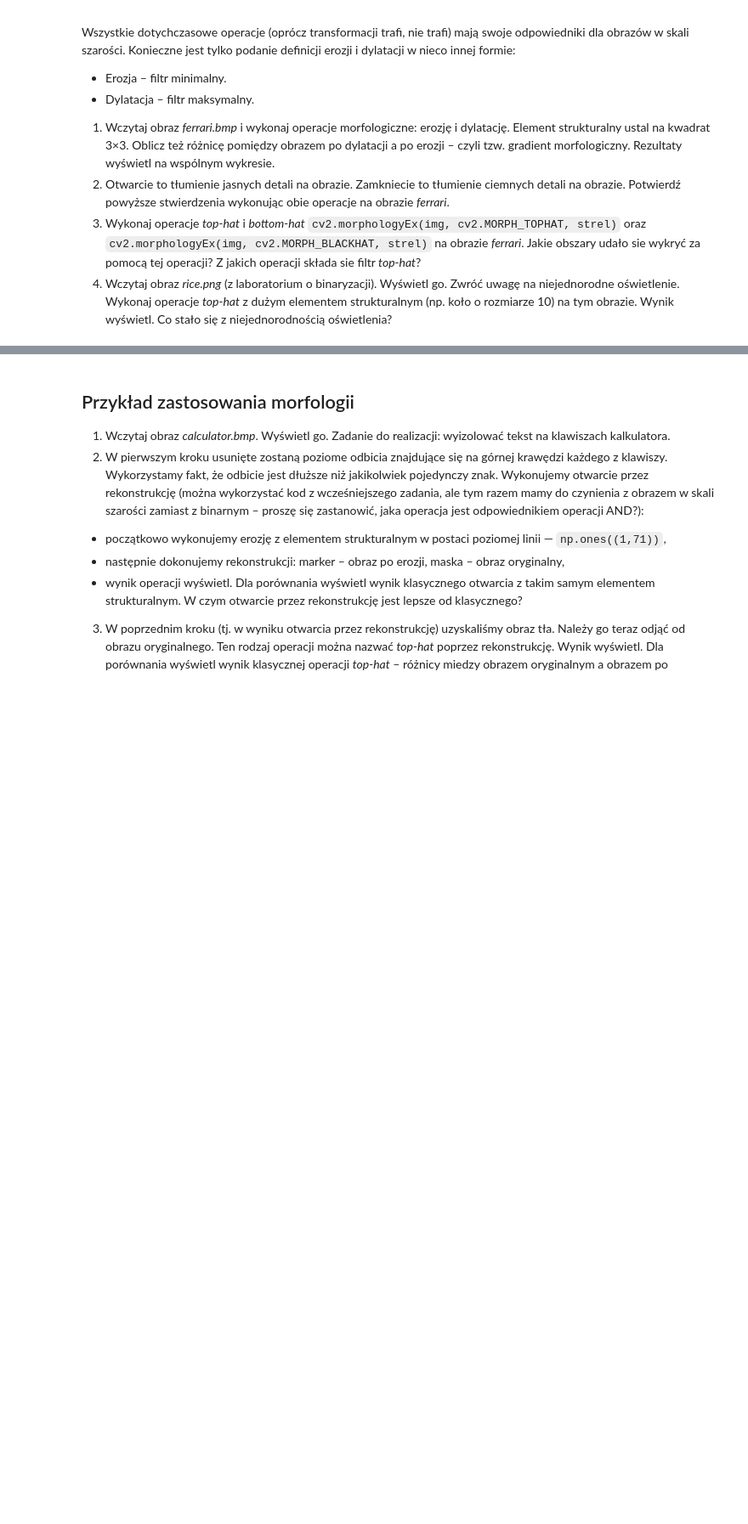
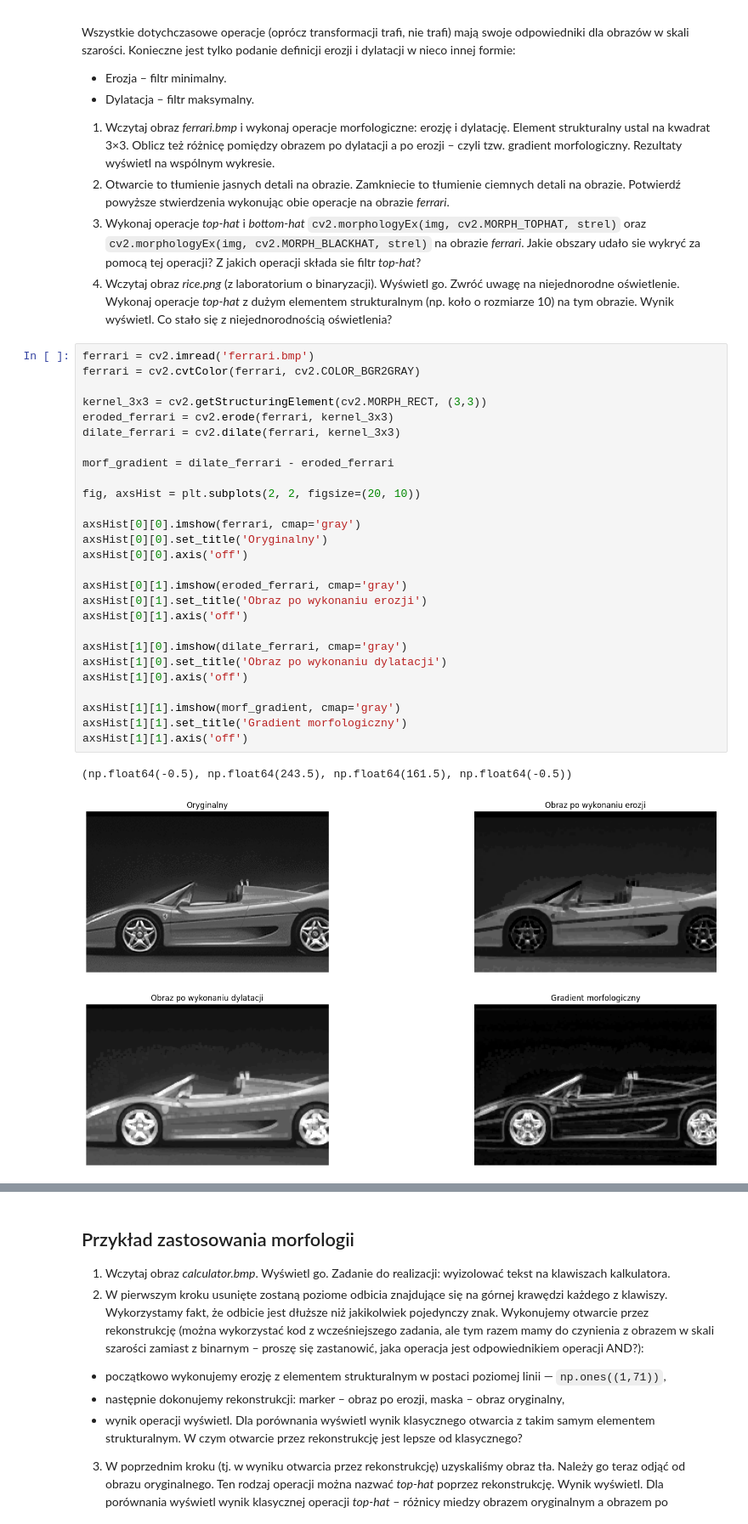
Before and after one commit to igaantonik/Introduction-to-Digital-Image-Processing, a Jupyter notebook: lab7/11_morphology.ipynb, the cells around one changed output, grey strips where cells are left out. Shown at 85% size. Drawn from its saved outputs; the diff is of its cells as text; blank space fills up the shorter version.

```diff
--- a/lab7/11_morphology.ipynb
+++ b/lab7/11_morphology.ipynb
@@ -412,3 +420,33 @@ Wszystkie dotychczasowe operacje (oprócz transformacji trafi, nie trafi) mają
 2. Otwarcie to tłumienie jasnych detali na obrazie. Zamkniecie to tłumienie ciemnych detali na obrazie. Potwierdź powyższe stwierdzenia wykonując obie operacje na obrazie _ferrari_.
 3. Wykonaj operacje *top-hat* i *bottom-hat* `cv2.morphologyEx(img, cv2.MORPH_TOPHAT, strel)` oraz `cv2.morphologyEx(img, cv2.MORPH_BLACKHAT, strel)` na obrazie _ferrari_. Jakie obszary udało sie wykryć za pomocą tej operacji? Z jakich operacji składa sie filtr *top-hat*?
 4. Wczytaj obraz *rice.png* (z laboratorium o binaryzacji). Wyświetl go. Zwróć uwagę na niejednorodne oświetlenie. Wykonaj operacje *top-hat* z dużym elementem strukturalnym (np. koło o rozmiarze 10) na tym obrazie. Wynik wyświetl. Co stało się z niejednorodnością oświetlenia?
+# %%
+ferrari = cv2.imread('ferrari.bmp')
+ferrari = cv2.cvtColor(ferrari, cv2.COLOR_BGR2GRAY)
+
+kernel_3x3 = cv2.getStructuringElement(cv2.MORPH_RECT, (3,3))
+eroded_ferrari = cv2.erode(ferrari, kernel_3x3)
+dilate_ferrari = cv2.dilate(ferrari, kernel_3x3)
+
+morf_gradient = dilate_ferrari - eroded_ferrari
+
+fig, axsHist = plt.subplots(2, 2, figsize=(20, 10))
+
+axsHist[0][0].imshow(ferrari, cmap='gray')
+axsHist[0][0].set_title('Oryginalny')
+axsHist[0][0].axis('off')
+
+axsHist[0][1].imshow(eroded_ferrari, cmap='gray')
+axsHist[0][1].set_title('Obraz po wykonaniu erozji')
+axsHist[0][1].axis('off')
+
+axsHist[1][0].imshow(dilate_ferrari, cmap='gray')
+axsHist[1][0].set_title('Obraz po wykonaniu dylatacji')
+axsHist[1][0].axis('off')
+
+axsHist[1][1].imshow(morf_gradient, cmap='gray')
+axsHist[1][1].set_title('Gradient morfologiczny')
+axsHist[1][1].axis('off')
+# %% [output]
+(np.float64(-0.5), np.float64(243.5), np.float64(161.5), np.float64(-0.5))
+[figure, added]
```
Also changed, not shown: parts of 16 cells of this notebook.
